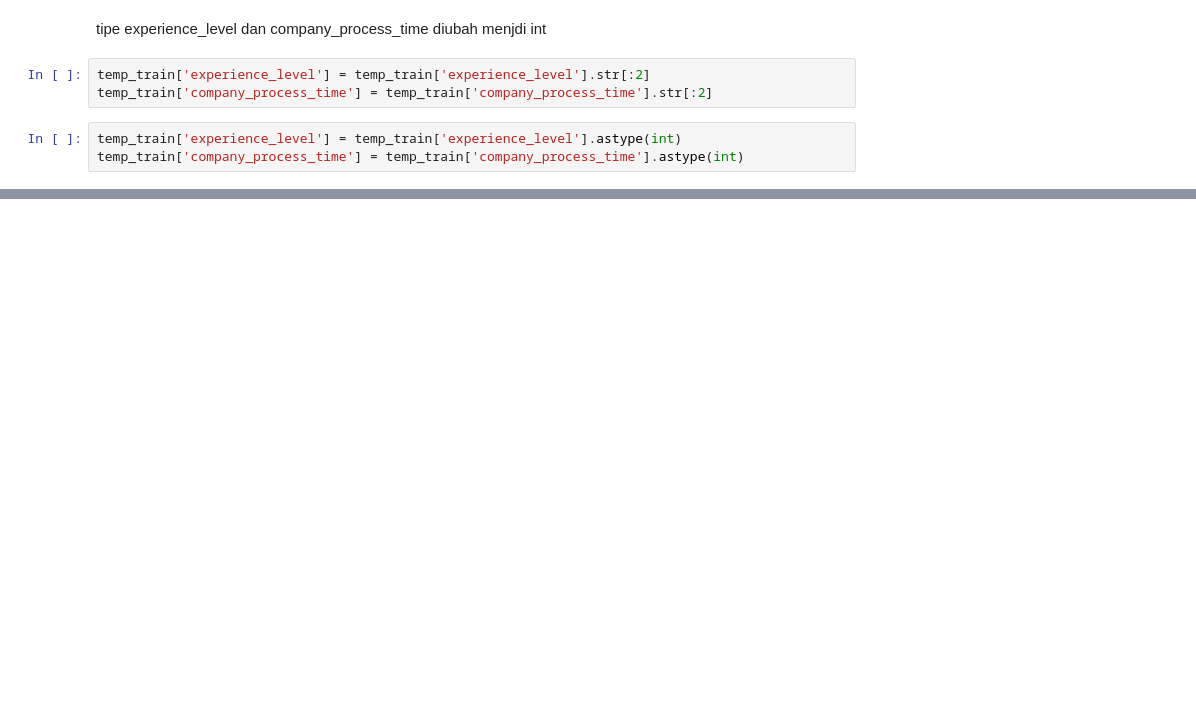
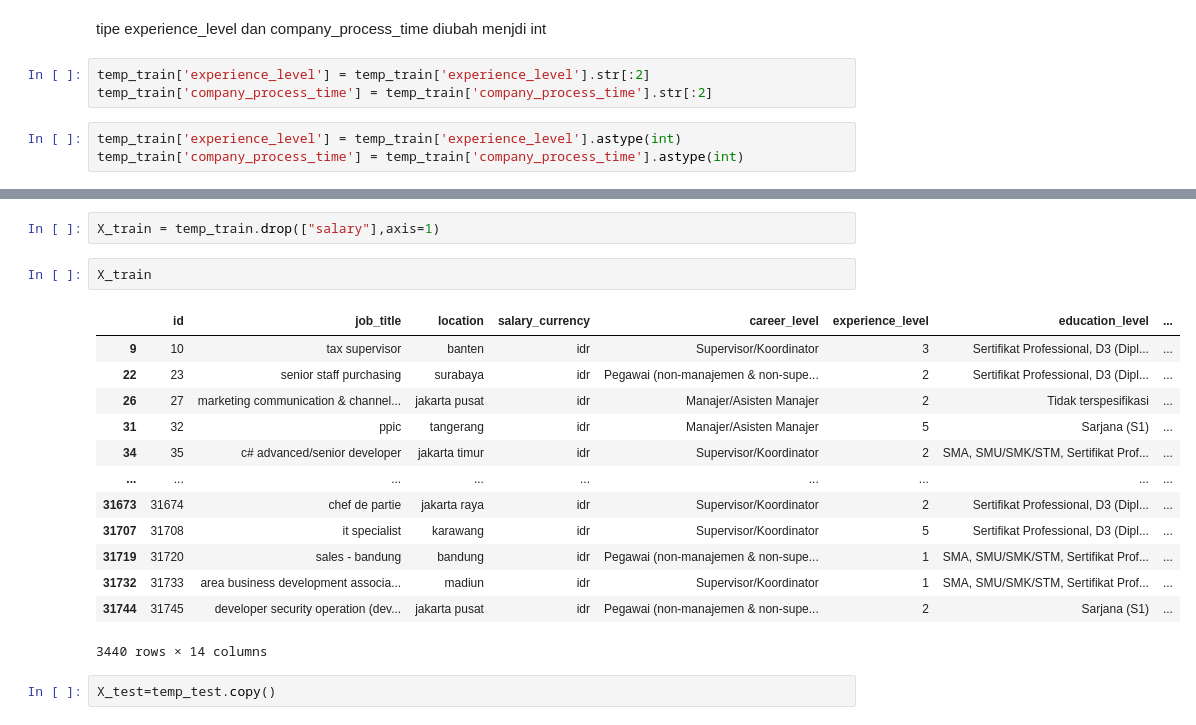
Before and after one commit to TeguhPermana666/Find_IT, a Jupyter notebook: Analisis.ipynb, the cells around one changed output, grey strips where cells are left out. Cells and saved outputs as stored; diff of their text form; blank space fills up the shorter version.

Commit message:
[Split Train and Testing Data]

```diff
--- a/Analisis.ipynb
+++ b/Analisis.ipynb
@@ -127,0 +322,20 @@ temp_train['company_process_time'] = temp_train['company_process_time'].astype(i
+# %%
+X_train = temp_train.drop(["salary"],axis=1)
+# %%
+X_train
+# %% [output]
+|  | id | job_title | location | salary_currency | career_level | experience_level | education_level | ... |
+| 9 | 10 | tax supervisor | banten | idr | Supervisor/Koordinator | 3 | Sertifikat Professional, D3 (Dipl... | ... |
+| 22 | 23 | senior staff purchasing | surabaya | idr | Pegawai (non-manajemen & non-supe... | 2 | Sertifikat Professional, D3 (Dipl... | ... |
+| 26 | 27 | marketing communication & channel... | jakarta pusat | idr | Manajer/Asisten Manajer | 2 | Tidak terspesifikasi | ... |
+| 31 | 32 | ppic | tangerang | idr | Manajer/Asisten Manajer | 5 | Sarjana (S1) | ... |
+| 34 | 35 | c# advanced/senior developer | jakarta timur | idr | Supervisor/Koordinator | 2 | SMA, SMU/SMK/STM, Sertifikat Prof... | ... |
+| ... | ... | ... | ... | ... | ... | ... | ... | ... |
+| 31673 | 31674 | chef de partie | jakarta raya | idr | Supervisor/Koordinator | 2 | Sertifikat Professional, D3 (Dipl... | ... |
+| 31707 | 31708 | it specialist | karawang | idr | Supervisor/Koordinator | 5 | Sertifikat Professional, D3 (Dipl... | ... |
+| 31719 | 31720 | sales - bandung | bandung | idr | Pegawai (non-manajemen & non-supe... | 1 | SMA, SMU/SMK/STM, Sertifikat Prof... | ... |
+| 31732 | 31733 | area business development associa... | madiun | idr | Supervisor/Koordinator | 1 | SMA, SMU/SMK/STM, Sertifikat Prof... | ... |
+| 31744 | 31745 | developer security operation (dev... | jakarta pusat | idr | Pegawai (non-manajemen & non-supe... | 2 | Sarjana (S1) | ... |
+3440 rows × 14 columns
+# %%
+X_test=temp_test.copy()
```
Also changed, not shown: parts of 22 cells of this notebook.
